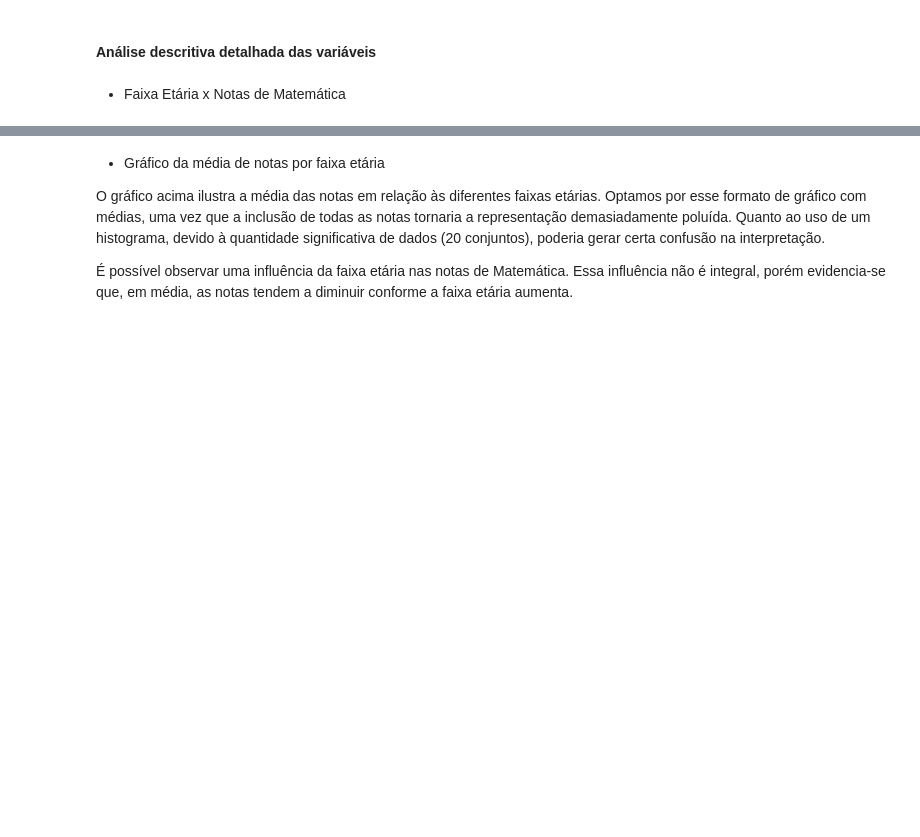
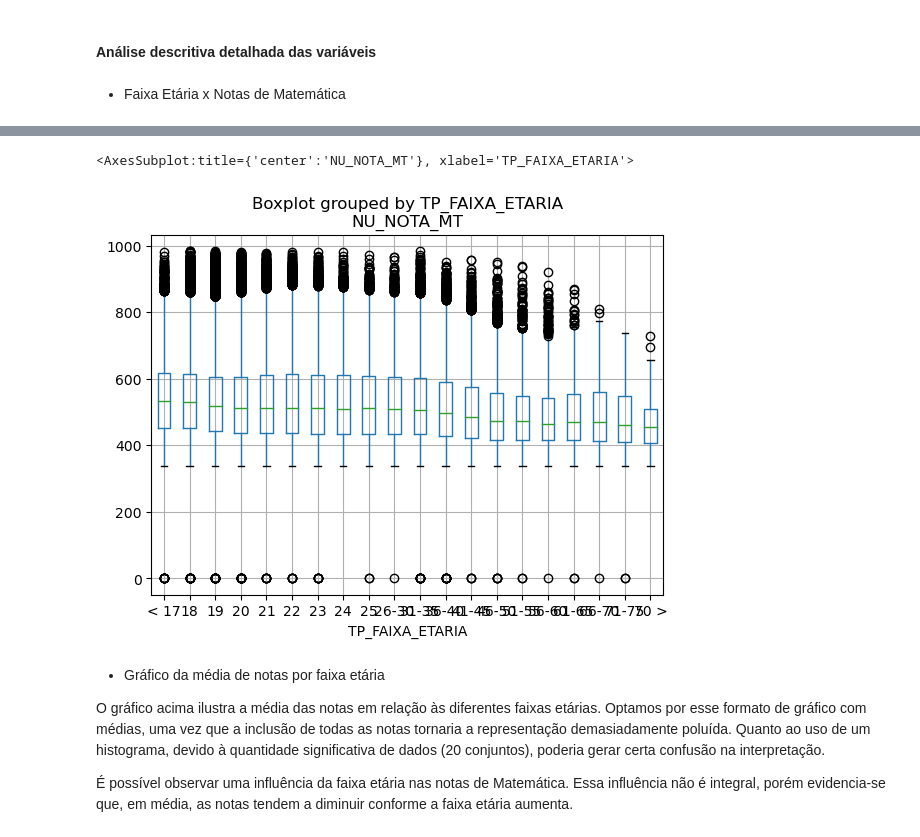
Before and after one commit to MateusMarinheiro18/Projeto-2-Ciencia-dos-Dados, a Jupyter notebook: principal.ipynb, the cells around one changed output, grey strips where cells are left out. Cells and saved outputs as stored; diff of their text form; code cells hidden in the pictures; blank space fills up the shorter version.

```diff
--- a/principal.ipynb
+++ b/principal.ipynb
@@ -158,3 +178,8 @@ plt.show()
+# %%
+dados.boxplot(column='NU_NOTA_MT', by='TP_FAIXA_ETARIA')
+# %% [output]
+<AxesSubplot:title={'center':'NU_NOTA_MT'}, xlabel='TP_FAIXA_ETARIA'>
+[figure, added]
 # %% [markdown]
 - Gráfico da média de notas por faixa etária
 
```
Also changed, not shown: parts of 14 cells of this notebook.
